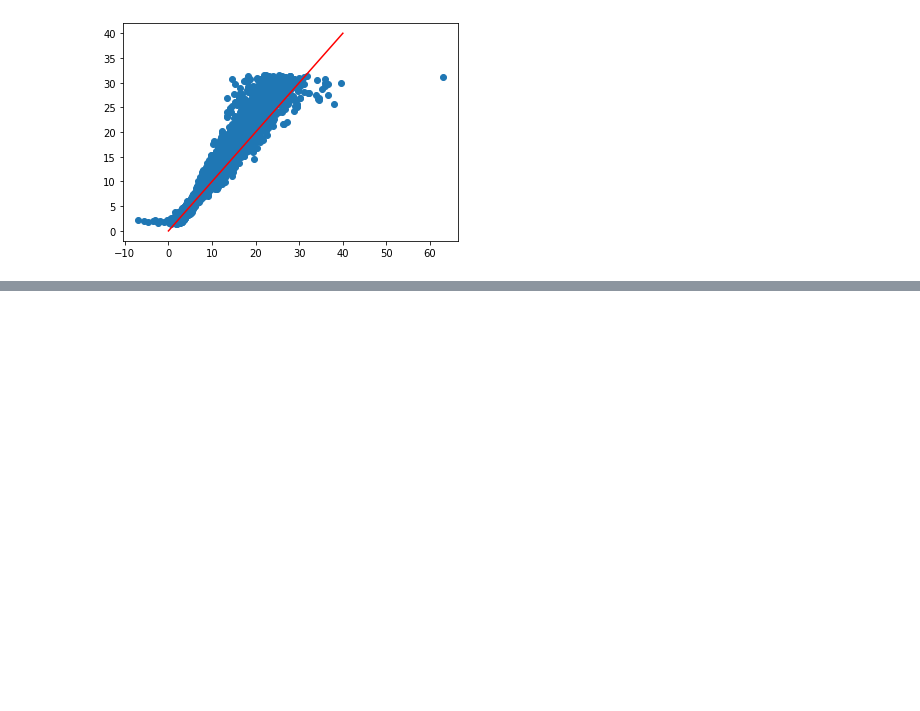
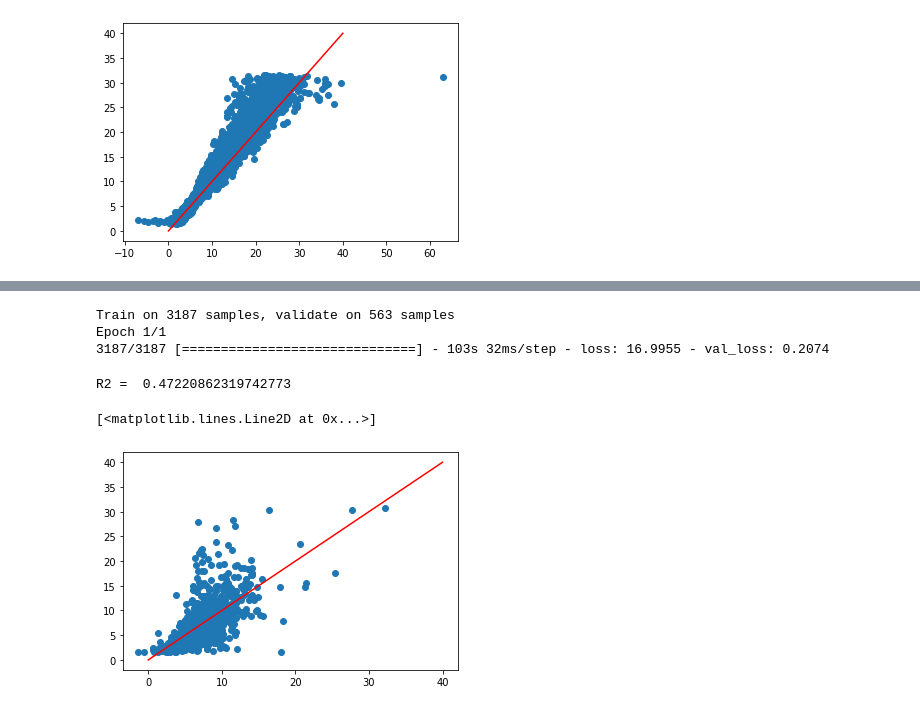
Before and after one commit to davemlz/Master_of_DataScience, a Jupyter notebook: DL-fisica/2 Separacion de galaxias/Sizes.ipynb, the cells around one changed output, grey strips where cells are left out. Drawn from its saved outputs; the diff is of its cells as text; code cells hidden in the pictures; blank space fills up the shorter version.

```diff
--- a/DL-fisica/2 Separacion de galaxias/Sizes.ipynb
+++ b/DL-fisica/2 Separacion de galaxias/Sizes.ipynb
@@ -118,4 +118,4 @@ X_real = np.load(path + 'RealStamps_tutorial.npy')
 X_real = np.expand_dims(X_real[:,0,:,:], axis=3)
 
 y_real = np.load(path + 'ParametersRealStamps_tutorial.npy')
-y_real = y.reshape(-1,1)
+y_real = y_real.reshape(-1,1)
@@ -143,6 +135,13 @@ plt.plot(x,x,c = "red")
 # %%
+from keras.models import load_model
+
+model = load_model('/content/drive/My Drive/DL-fisica/sizes.hd5')
 model.compile(optimizer = optimizers.Adadelta(),loss = "mse")
-history = model.fit(X_train,y_train,epochs = 1,validation_split = 0.15)
+history = model.fit(X_train_real,scaler.transform(y_train_real),epochs = 1,validation_split = 0.15)
+# %% [output]
+Train on 3187 samples, validate on 563 samples
+Epoch 1/1
+3187/3187 [==============================] - 103s 32ms/step - loss: 16.9955 - val_loss: 0.2074
 # %%
 model.save('/content/drive/My Drive/DL-fisica/sizes_transfered.hd5')
 # %%
@@ -152,0 +149,9 @@ plt.plot(y_pred_real,y_test_real)
+# %%
+x = np.linspace(0, 40, 10)
+print('R2 = ',r2_score(y_test_real,y_pred_real))
+plt.scatter(y_pred_real,y_test_real)
+plt.plot(x,x,c = "red")
+# %% [output]
+R2 =  0.47220862319742773
+[<matplotlib.lines.Line2D at 0x...>]
+[figure, added]
```
Also changed, not shown: parts of 6 cells of this notebook.
